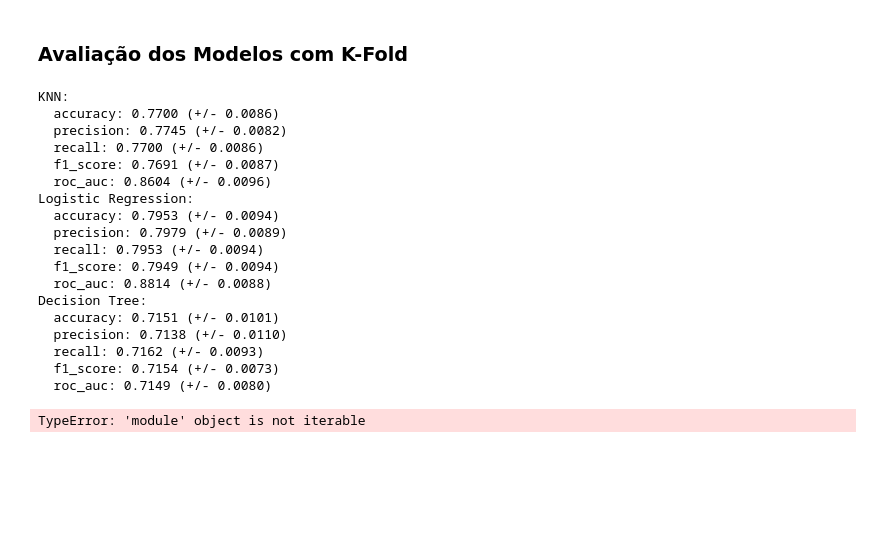
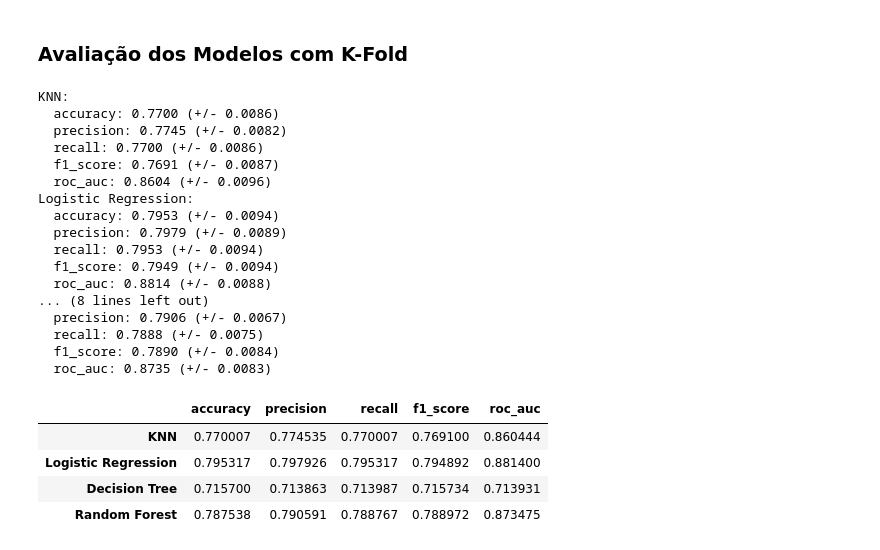
Before and after one commit to LuizWillner/IACardio, a Jupyter notebook: app/dataset.ipynb, the cells around one changed output. Drawn from its saved outputs; the diff is of its cells as text; code cells hidden in the pictures; blank space fills up the shorter version.

Commit message:
Print da tabela de resultados finais

```diff
--- a/app/dataset.ipynb
+++ b/app/dataset.ipynb
@@ -671,41 +671,44 @@ models = {
     'KNN': KNeighborsClassifier(n_neighbors=optimal_k),
     'Logistic Regression': LogisticRegression(),
     'Decision Tree': DecisionTreeClassifier(),
-    # 'Random Forest': RandomForestClassifier(),
+    'Random Forest': RandomForestClassifier(),
 }
 # %% [markdown]
 ### Avaliação dos Modelos com K-Fold
 # %%
 # Avaliação dos Modelos com K-Fold
 results = {}
 
 for name, model in models.items():
     model_results = evaluate_model(model, X_scaled, y_resampled, metricas)
     results[name] = model_results
     print(f'{name}:')
     for metric_name, scores in model_results.items():
         print(f'  {metric_name}: {scores.mean():.4f} (+/- {scores.std():.4f})')
 
 # Comparação Final dos Modelos
 result_df = pd.DataFrame({metric: {model: results[model][metric].mean() for model in models} for metric in metricas}) # FIXME! Não está conseguindo iterar nas métricas
-print(result_df)
+result_df.head()
 # %% [output]
 KNN:
   accuracy: 0.7700 (+/- 0.0086)
   precision: 0.7745 (+/- 0.0082)
   recall: 0.7700 (+/- 0.0086)
   f1_score: 0.7691 (+/- 0.0087)
   roc_auc: 0.8604 (+/- 0.0096)
 Logistic Regression:
   accuracy: 0.7953 (+/- 0.0094)
   precision: 0.7979 (+/- 0.0089)
   recall: 0.7953 (+/- 0.0094)
   f1_score: 0.7949 (+/- 0.0094)
   roc_auc: 0.8814 (+/- 0.0088)
-Decision Tree:
-  accuracy: 0.7151 (+/- 0.0101)
-  precision: 0.7138 (+/- 0.0110)
-  recall: 0.7162 (+/- 0.0093)
-  f1_score: 0.7154 (+/- 0.0073)
-  roc_auc: 0.7149 (+/- 0.0080)
+... (8 lines left out)
+  precision: 0.7906 (+/- 0.0067)
+  recall: 0.7888 (+/- 0.0075)
+  f1_score: 0.7890 (+/- 0.0084)
+  roc_auc: 0.8735 (+/- 0.0083)
-TypeError: 'module' object is not iterable
+|  | accuracy | precision | recall | f1_score | roc_auc |
+| KNN | 0.770007 | 0.774535 | 0.770007 | 0.769100 | 0.860444 |
+| Logistic Regression | 0.795317 | 0.797926 | 0.795317 | 0.794892 | 0.881400 |
+| Decision Tree | 0.715700 | 0.713863 | 0.713987 | 0.715734 | 0.713931 |
+| Random Forest | 0.787538 | 0.790591 | 0.788767 | 0.788972 | 0.873475 |
```
